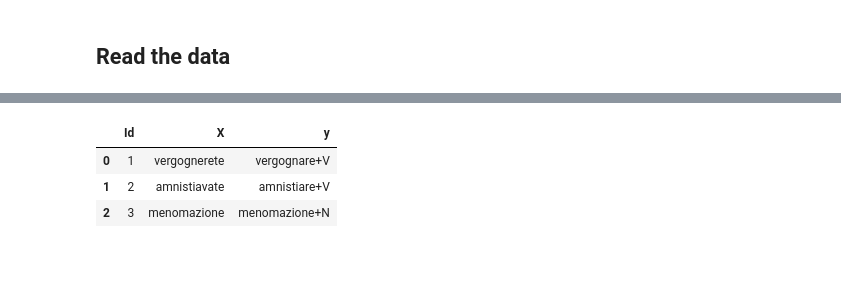
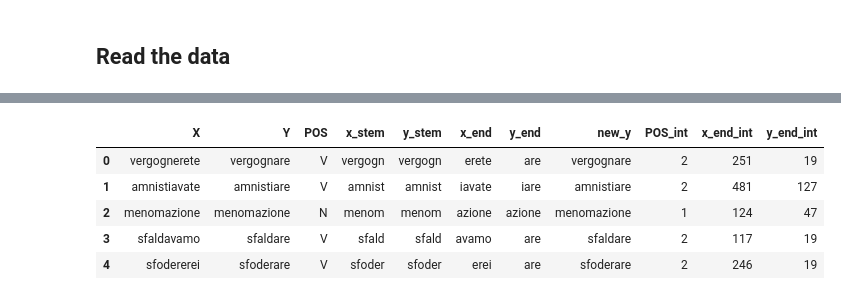
Before and after one commit to sergeyshilin/kaggle, a Jupyter notebook: PoS/PoS and Lemmas.ipynb, the cells around one changed output, grey strips where cells are left out. Cells and saved outputs as stored; diff of their text form; code cells hidden in the pictures; blank space fills up the shorter version.

```diff
--- a/PoS/PoS and Lemmas.ipynb
+++ b/PoS/PoS and Lemmas.ipynb
@@ -26,0 +32,13 @@ Skipping line 118613: expected 3 fields, saw 4
+# %%
+train.drop('Id', axis=1, inplace=True)
+train['Y'] = train['y'].apply(lambda x: x[:-2])
+train['POS'] = train['y'].apply(lambda x: x[-1:])
+train.drop('y', 1, inplace=True)
+# %%
+%%time
+from nltk.stem.snowball import ItalianStemmer
+
+it_stemmer = ItalianStemmer()
+train['x_stem'] = train['X'].apply(lambda x: it_stemmer.stem(x))
+train['y_stem'] = train['Y'].apply(lambda x: it_stemmer.stem(x))
+test['x_stem'] = test['X'].apply(lambda x: it_stemmer.stem(x))
@@ -26,0 +48,16 @@ Skipping line 118613: expected 3 fields, saw 4
+# %%
+%%time
+train['x_end'] = ''
+train['y_end'] = ''
+train['new_y'] = ''
+test['x_end'] = ''
+
+for i, row in train.iterrows():
+    train.loc[i, 'x_stem'] = row['x_stem'] if len(row['x_stem']) < len(row['y_stem']) else row['y_stem']
+    train.loc[i, 'y_stem'] = row['y_stem'] if len(row['y_stem']) < len(row['x_stem']) else row['x_stem']
+    train.loc[i, 'x_end'] = row['X'][len(row['x_stem']):]
+    train.loc[i, 'y_end'] = row['Y'][len(row['y_stem']):]
+    train.loc[i, 'new_y'] = row['X'][:-len(row['x_end'])] + row['y_end'] if row['x_end'] != '' else row['X']
+
+for i, row in test.iterrows():
+    test.loc[i, 'x_end'] = row['X'][len(row['x_stem']):]
@@ -27,7 +67,18 @@ Skipping line 118613: expected 3 fields, saw 4
+# %%
+from sklearn.preprocessing import LabelEncoder
+
+encoder = LabelEncoder()
+train['POS_int'] = encoder.fit_transform(train['POS'])
+train['x_end_int'] = encoder.fit_transform(train['x_end'])
+train['y_end_int'] = encoder.fit_transform(train['y_end'])
+
+test['x_end_int'] = encoder.fit_transform(test['x_end'])
 # %%
-train[:3]
+train[:5]
 # %% [output]
-|  | Id | X | y |
-| 0 | 1 | vergognerete | vergognare+V |
-| 1 | 2 | amnistiavate | amnistiare+V |
-| 2 | 3 | menomazione | menomazione+N |
+|  | X | Y | POS | x_stem | y_stem | x_end | y_end | new_y | POS_int | x_end_int | y_end_int |
+| 0 | vergognerete | vergognare | V | vergogn | vergogn | erete | are | vergognare | 2 | 251 | 19 |
+| 1 | amnistiavate | amnistiare | V | amnist | amnist | iavate | iare | amnistiare | 2 | 481 | 127 |
+| 2 | menomazione | menomazione | N | menom | menom | azione | azione | menomazione | 1 | 124 | 47 |
+| 3 | sfaldavamo | sfaldare | V | sfald | sfald | avamo | are | sfaldare | 2 | 117 | 19 |
+| 4 | sfodererei | sfoderare | V | sfoder | sfoder | erei | are | sfoderare | 2 | 246 | 19 |
```
Also changed, not shown: parts of 47 cells of this notebook, 3 other files.
